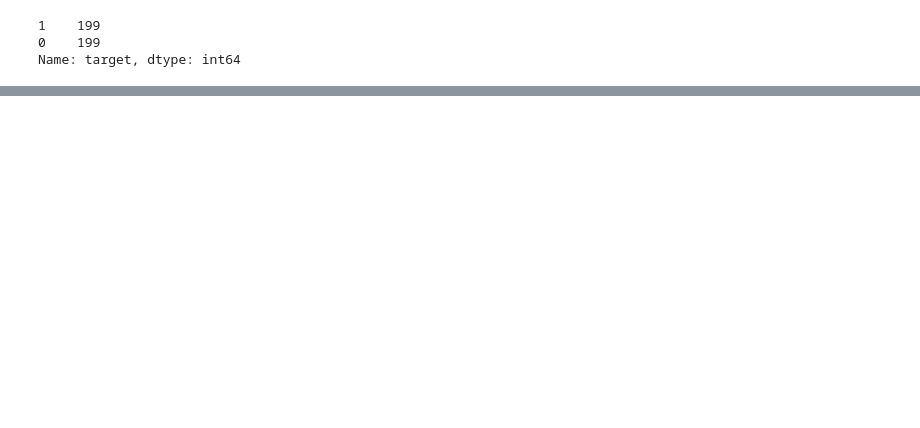
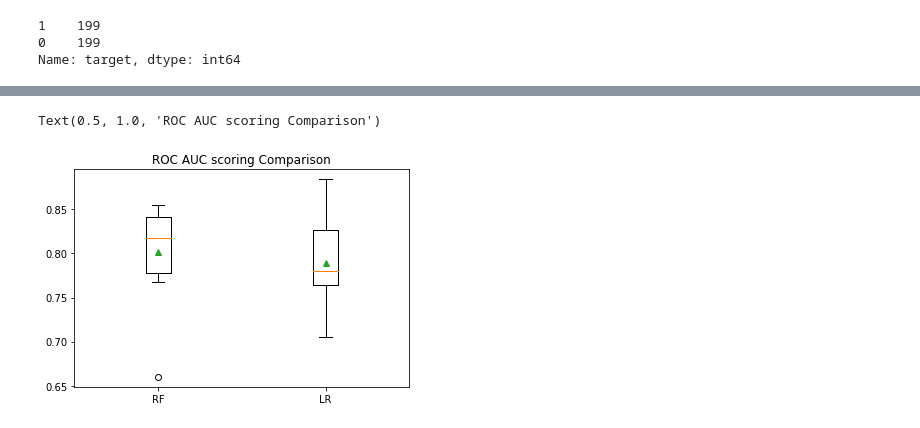
Before and after one commit to shreyansh273/GTx_6501, a Jupyter notebook: Week_4.ipynb, the cells around one changed output, grey strips where cells are left out. Drawn from its saved outputs; the diff is of its cells as text; code cells hidden in the pictures; blank space fills up the shorter version.

```diff
--- a/Week_4.ipynb
+++ b/Week_4.ipynb
@@ -300,0 +237,8 @@ weighted avg       1.00      1.00      1.00       398
+# %%
+fig, ax = plt.subplots()
+ax.boxplot(results_roc_auc, showmeans=True)
+ax.set_xticklabels(names)
+ax.set_title("ROC AUC scoring Comparison")
+# %% [output]
+Text(0.5, 1.0, 'ROC AUC scoring Comparison')
+[figure, added]
```
Also changed, not shown: parts of 18 cells of this notebook.
